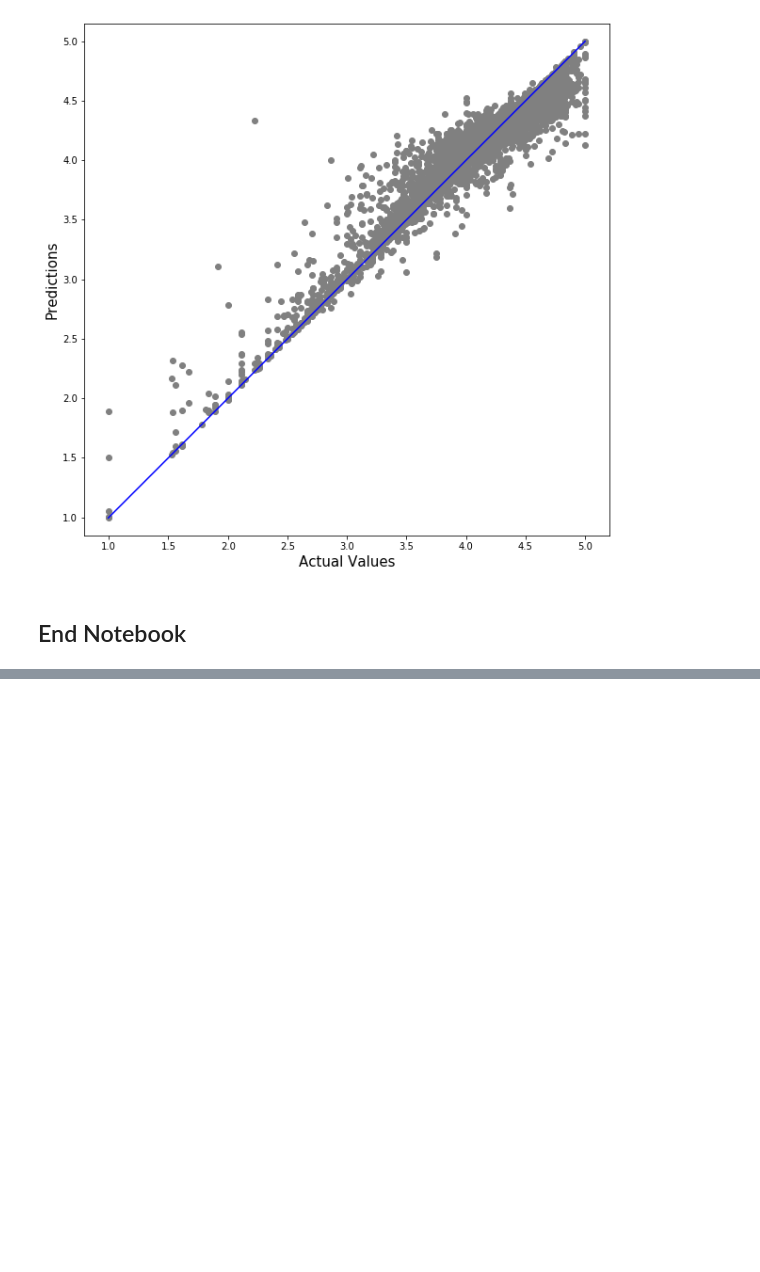
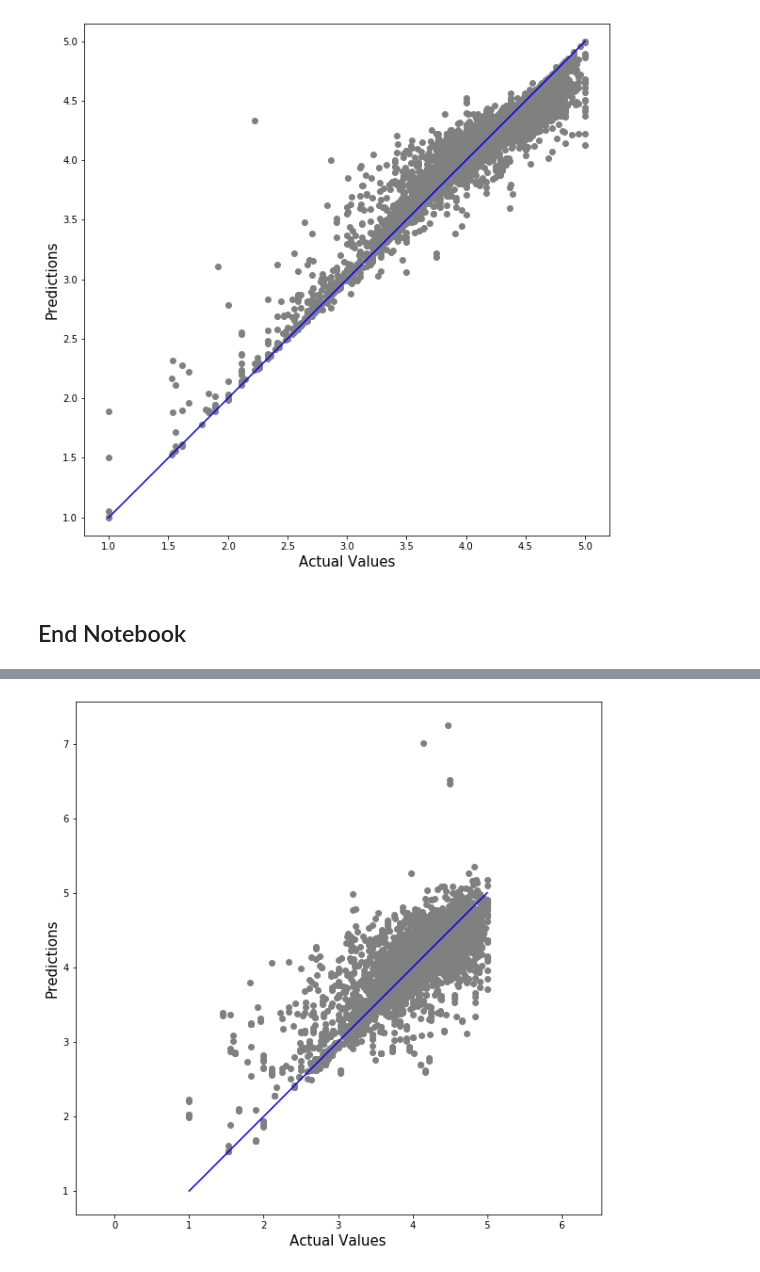
Before and after one commit to jam1245/projects, a Jupyter notebook: ml_survey/Regression_Clean.ipynb, the cells around one changed output, grey strips where cells are left out. Cells and saved outputs as stored; diff of their text form; code cells hidden in the pictures; blank space fills up the shorter version.

```diff
--- a/ml_survey/Regression_Clean.ipynb
+++ b/ml_survey/Regression_Clean.ipynb
@@ -409,0 +421,16 @@ plt.show()
+# %%
+# Scale the data
+# you'll learn why scaling is needed in a later course
+from sklearn.preprocessing import StandardScaler
+
+
+train_x_input, test_x_input, train_y_input, test_y_input = train_test_split(X, y,
+                                                                            test_size=0.10,
+                                                                            random_state=1)
+
+scaler = StandardScaler()
+train_x_input = scaler.fit_transform(train_x_input)
+test_x_input = scaler.transform(test_x_input)
+
+
+N, D = train_x_input.shape
@@ -409,0 +499,18 @@ plt.show()
+# %%
+#train_x_input, test_x_input, train_y_input, test_y_input
+y_pred = model.predict(test_x_input)
+
+plt.figure(figsize=(10,10))
+plt.scatter(test_y_input, y_pred, c='grey')
+#plt.yscale('log')
+#plt.xscale('log')
+
+p1 = max(max(test_y_input), max(test_y_input))
+p2 = min(min(test_y_input), min(test_y_input))
+plt.plot([p1, p2], [p1, p2], 'b-')
+plt.xlabel('Actual Values', fontsize=15)
+plt.ylabel('Predictions', fontsize=15)
+plt.axis('equal')
+plt.show()
+# %% [output]
+[figure, added]
```
Also changed, not shown: parts of 10 cells of this notebook.
